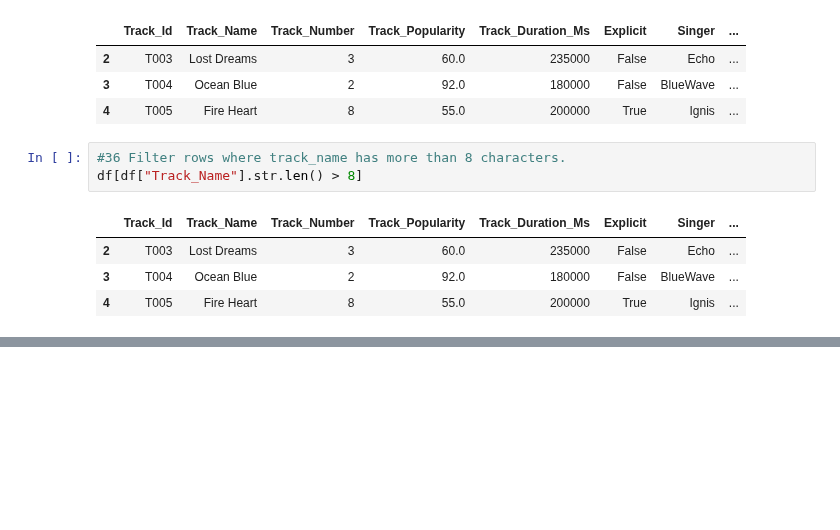
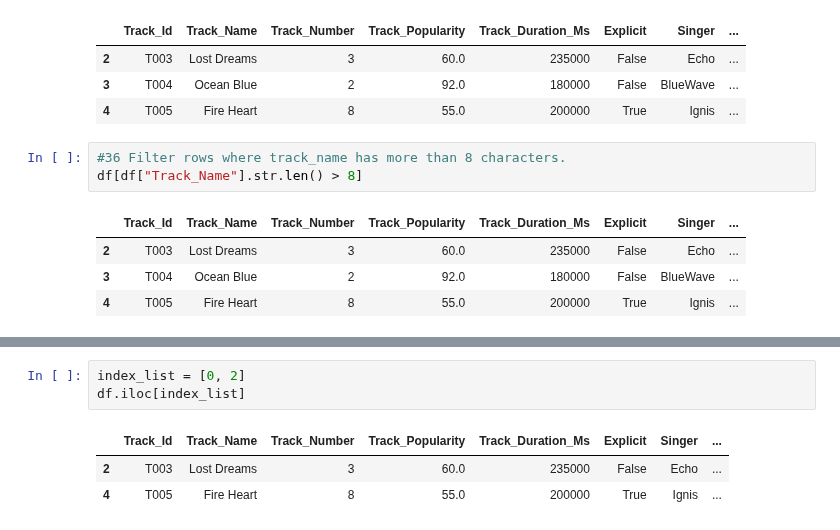
Before and after one commit to nandu26m/Python-Packages, a Jupyter notebook: Pandas/notebooks/Practice_11_12_2025.ipynb, the cells around one changed output, grey strips where cells are left out. Drawn from its saved outputs; the diff is of its cells as text; blank space fills up the shorter version.

```diff
--- a/Pandas/notebooks/Practice_11_12_2025.ipynb
+++ b/Pandas/notebooks/Practice_11_12_2025.ipynb
@@ -442,0 +470,7 @@ df[df["Track_Name"].str.len() > 8]
+# %%
+index_list = [0, 2]
+df.iloc[index_list]
+# %% [output]
+|  | Track_Id | Track_Name | Track_Number | Track_Popularity | Track_Duration_Ms | Explicit | Singer | ... |
+| 2 | T003 | Lost Dreams | 3 | 60.0 | 235000 | False | Echo | ... |
+| 4 | T005 | Fire Heart | 8 | 55.0 | 200000 | True | Ignis | ... |
```
Also changed, not shown: parts of 7 cells of this notebook.
